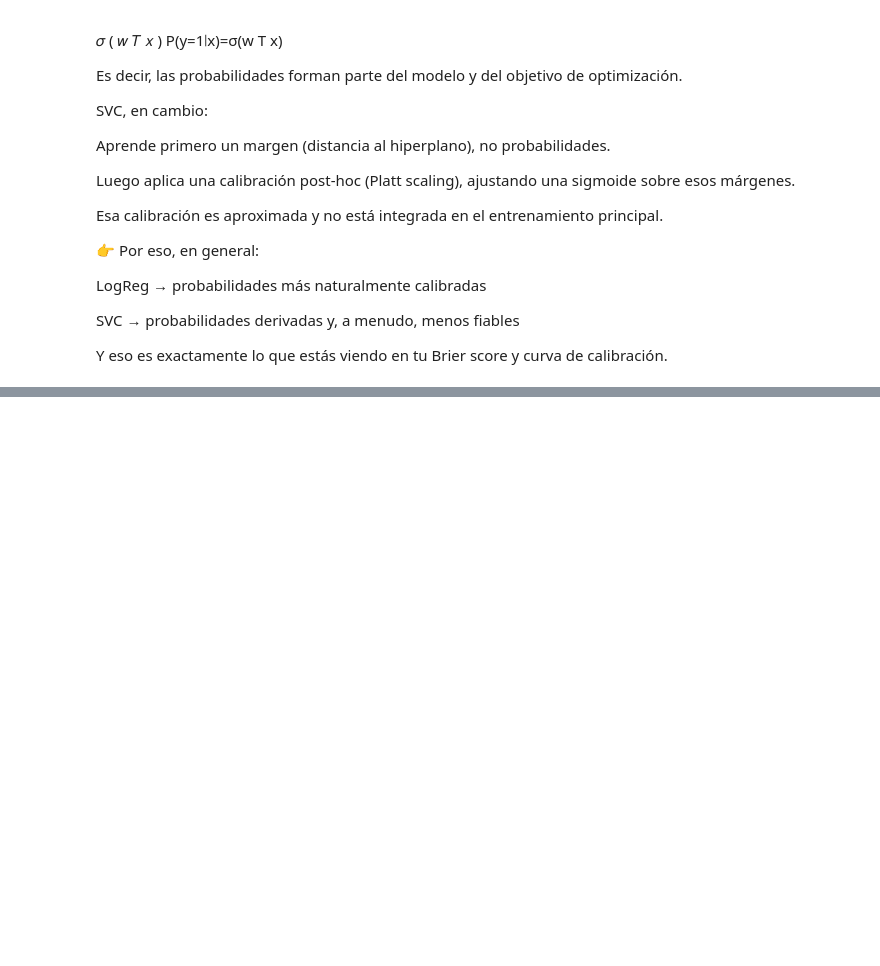
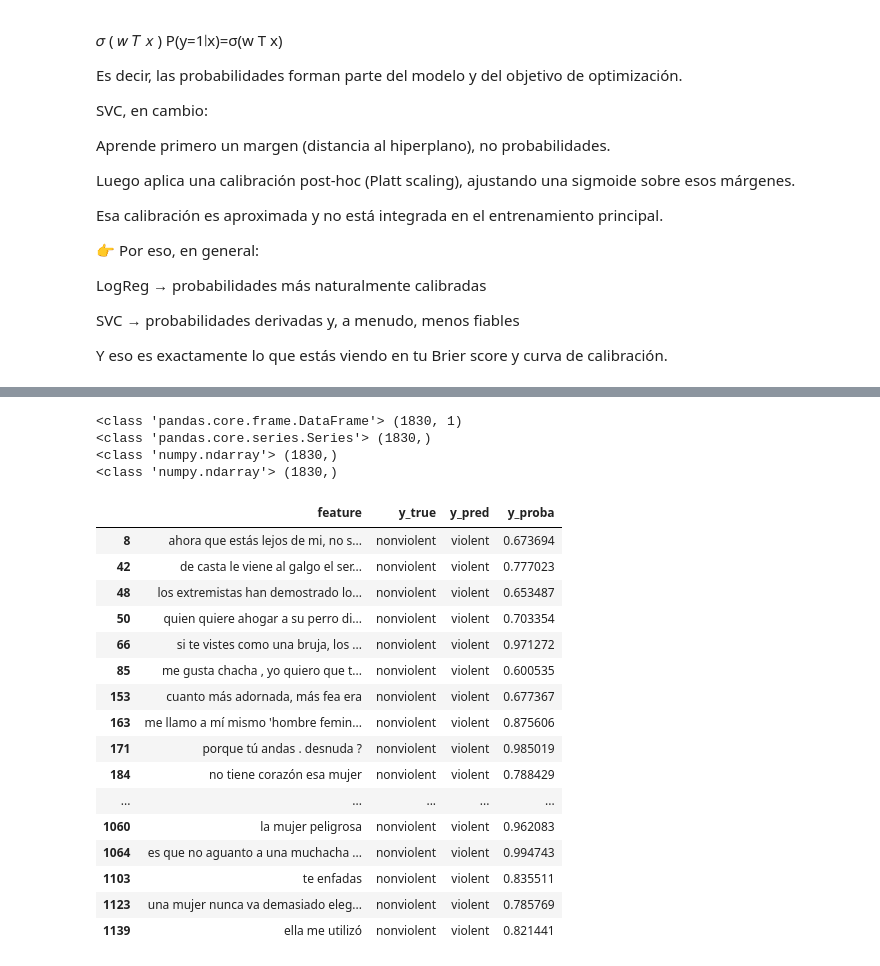
Before and after one commit to PacoBahena/hate_detection, a Jupyter notebook: ia_hate/models/Learning.ipynb, the cells around one changed output, grey strips where cells are left out. Drawn from its saved outputs; the diff is of its cells as text; code cells hidden in the pictures; blank space fills up the shorter version.

```diff
--- a/ia_hate/models/Learning.ipynb
+++ b/ia_hate/models/Learning.ipynb
@@ -997,0 +1011,49 @@ Y eso es exactamente lo que estás viendo en tu Brier score y curva de calibraci
+# %%
+print(type(X_test), X_test.shape)
+print(type(y_test), y_test.shape)
+print(type(y_pred), y_pred.shape)
+print(type(y_proba), y_proba.shape)
+# %% [output]
+<class 'pandas.core.frame.DataFrame'> (1830, 1)
+<class 'pandas.core.series.Series'> (1830,)
+<class 'numpy.ndarray'> (1830,)
+<class 'numpy.ndarray'> (1830,)
+# %%
+y_pred = logreg.predict(X_test_labse)
+pos_idx = list(model.classes_).index("violent")
+y_proba = logreg.predict_proba(X_test_labse)[:, pos_idx]
+
+# falsos positivos
+fp_idx = (y_pred == "violent") & (y_test == "nonviolent")
+
+# falsos negativos
+fn_idx = (y_pred == "nonviolent") & (y_test == "violent")
+
+df_test = pd.DataFrame({
+    "feature": X_test["feature"].to_numpy(),
+    "y_true": y_test.to_numpy(),
+    "y_pred": np.asarray(y_pred).ravel(),
+    "y_proba": np.asarray(y_proba).ravel()
+})
+pd.set_option('display.max_colwidth', None)
+# %%
+fp = df_test[(df_test["y_pred"] == VIOLENT_LABEL) & (df_test["y_true"] != VIOLENT_LABEL)]
+fp.head(60)
+# %% [output]
+|  | feature | y_true | y_pred | y_proba |
+| 8 | ahora que estás lejos de mi, no s... | nonviolent | violent | 0.673694 |
+| 42 | de casta le viene al galgo el ser... | nonviolent | violent | 0.777023 |
+| 48 | los extremistas han demostrado lo... | nonviolent | violent | 0.653487 |
+| 50 | quien quiere ahogar a su perro di... | nonviolent | violent | 0.703354 |
+| 66 | si te vistes como una bruja, los ... | nonviolent | violent | 0.971272 |
+| 85 | me gusta chacha , yo quiero que t... | nonviolent | violent | 0.600535 |
+| 153 | cuanto más adornada, más fea era | nonviolent | violent | 0.677367 |
+| 163 | me llamo a mí mismo 'hombre femin... | nonviolent | violent | 0.875606 |
+| 171 | porque tú andas . desnuda ? | nonviolent | violent | 0.985019 |
+| 184 | no tiene corazón esa mujer | nonviolent | violent | 0.788429 |
+| ... | ... | ... | ... | ... |
+| 1060 | la mujer peligrosa | nonviolent | violent | 0.962083 |
+| 1064 | es que no aguanto a una muchacha ... | nonviolent | violent | 0.994743 |
+| 1103 | te enfadas | nonviolent | violent | 0.835511 |
+| 1123 | una mujer nunca va demasiado eleg... | nonviolent | violent | 0.785769 |
+| 1139 | ella me utilizó | nonviolent | violent | 0.821441 |
```
Also changed, not shown: parts of 9 cells of this notebook, 2 other files.
